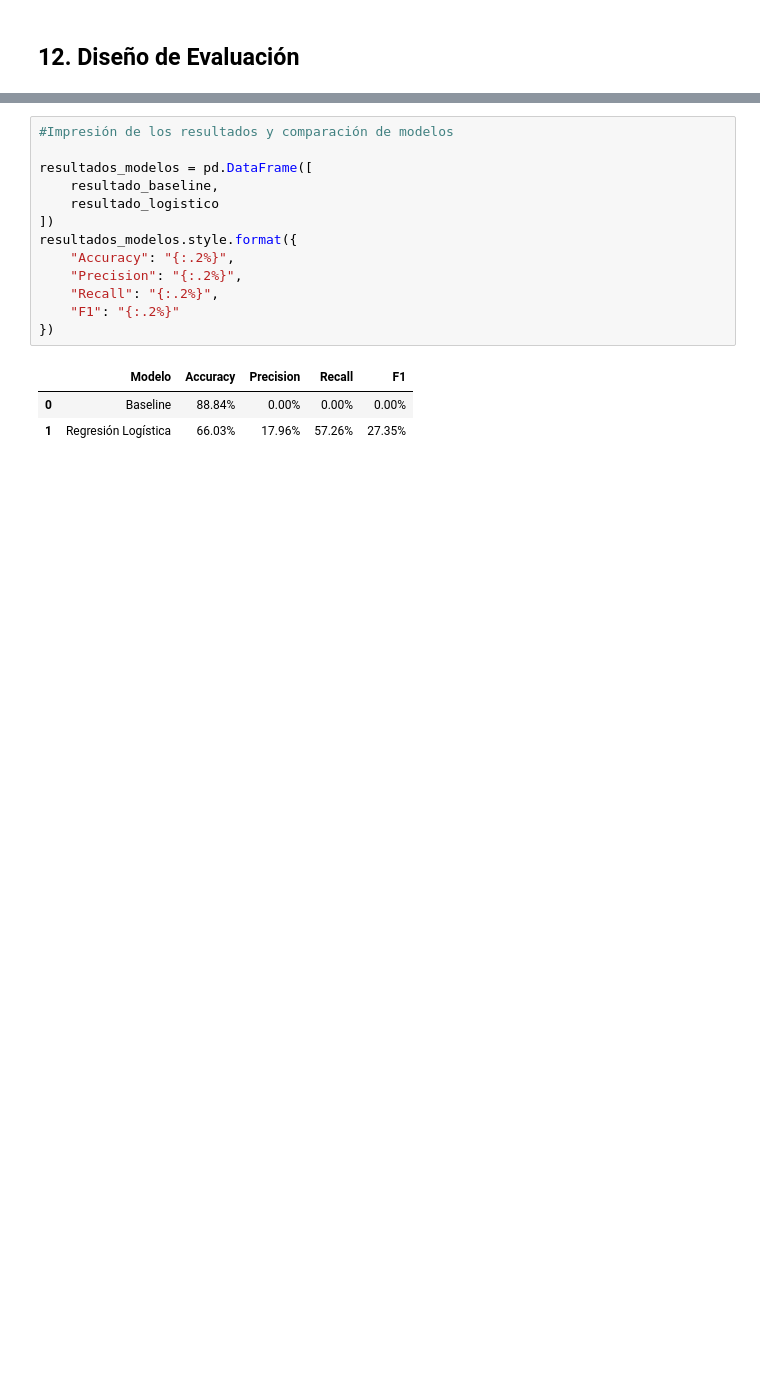
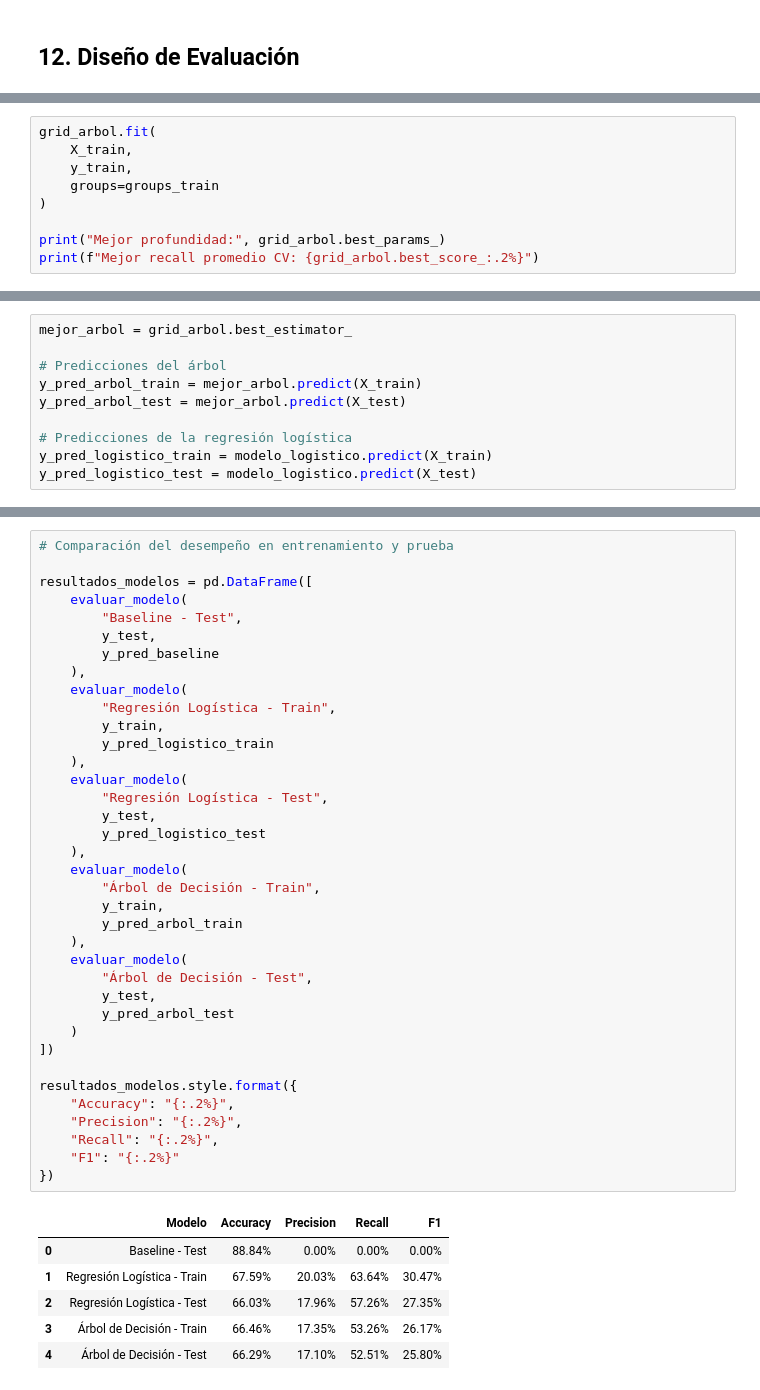
Before and after one commit to mviktor09/S100-ProyectoParteII, a Jupyter notebook: S100_Equipo3_ParteII.ipynb, the cells around one changed output, grey strips where cells are left out. Cells and saved outputs as stored; diff of their text form; blank space fills up the shorter version.

```diff
--- a/S100_Equipo3_ParteII.ipynb
+++ b/S100_Equipo3_ParteII.ipynb
@@ -986,0 +1064,9 @@ resultado_logistico = evaluar_modelo(
+# %%
+grid_arbol.fit(
+    X_train,
+    y_train,
+    groups=groups_train
+)
+
+print("Mejor profundidad:", grid_arbol.best_params_)
+print(f"Mejor recall promedio CV: {grid_arbol.best_score_:.2%}")
@@ -986,0 +1080,10 @@ resultado_logistico = evaluar_modelo(
+# %%
+mejor_arbol = grid_arbol.best_estimator_
+
+# Predicciones del árbol
+y_pred_arbol_train = mejor_arbol.predict(X_train)
+y_pred_arbol_test = mejor_arbol.predict(X_test)
+
+# Predicciones de la regresión logística
+y_pred_logistico_train = modelo_logistico.predict(X_train)
+y_pred_logistico_test = modelo_logistico.predict(X_test)
@@ -987,17 +1100,44 @@ resultado_logistico = evaluar_modelo(
 # %%
-#Impresión de los resultados y comparación de modelos
+# Comparación del desempeño en entrenamiento y prueba
 
 resultados_modelos = pd.DataFrame([
-    resultado_baseline,
-    resultado_logistico
+    evaluar_modelo(
+        "Baseline - Test",
+        y_test,
+        y_pred_baseline
+    ),
+    evaluar_modelo(
+        "Regresión Logística - Train",
+        y_train,
+        y_pred_logistico_train
+    ),
+    evaluar_modelo(
+        "Regresión Logística - Test",
+        y_test,
+        y_pred_logistico_test
+    ),
+    evaluar_modelo(
+        "Árbol de Decisión - Train",
+        y_train,
+        y_pred_arbol_train
+    ),
+    evaluar_modelo(
+        "Árbol de Decisión - Test",
+        y_test,
+        y_pred_arbol_test
+    )
 ])
+
 resultados_modelos.style.format({
     "Accuracy": "{:.2%}",
     "Precision": "{:.2%}",
     "Recall": "{:.2%}",
     "F1": "{:.2%}"
 })
 # %% [output]
 |  | Modelo | Accuracy | Precision | Recall | F1 |
-| 0 | Baseline | 88.84% | 0.00% | 0.00% | 0.00% |
-| 1 | Regresión Logística | 66.03% | 17.96% | 57.26% | 27.35% |
+| 0 | Baseline - Test | 88.84% | 0.00% | 0.00% | 0.00% |
+| 1 | Regresión Logística - Train | 67.59% | 20.03% | 63.64% | 30.47% |
+| 2 | Regresión Logística - Test | 66.03% | 17.96% | 57.26% | 27.35% |
+| 3 | Árbol de Decisión - Train | 66.46% | 17.35% | 53.26% | 26.17% |
+| 4 | Árbol de Decisión - Test | 66.29% | 17.10% | 52.51% | 25.80% |
```
Also changed, not shown: parts of 52 cells of this notebook, 2 other files.
